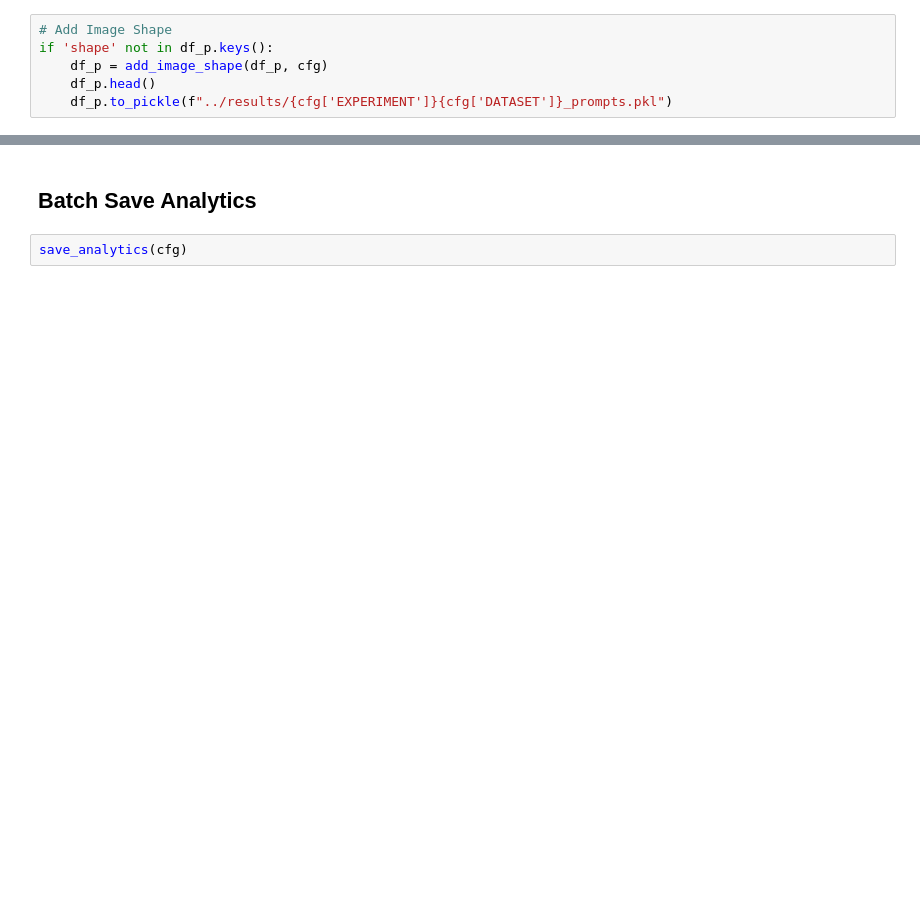
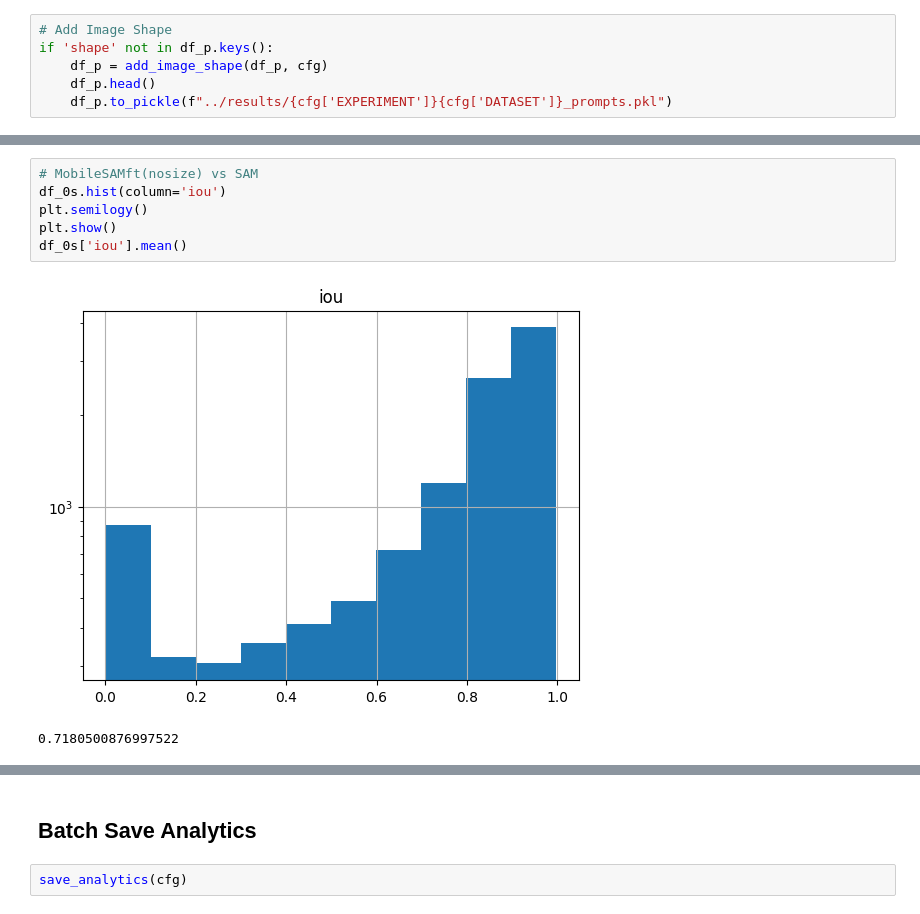
Before and after one commit to simoneangarano/BenchSAM, a Jupyter notebook: notebooks/Analysis.ipynb, the cells around one changed output, grey strips where cells are left out. Saved outputs shown, nothing was run; the diff lists cells and outputs as text; blank space fills up the shorter version.

```diff
--- a/notebooks/Analysis.ipynb
+++ b/notebooks/Analysis.ipynb
@@ -98 +103,10 @@ df_gs['iou'].mean()
+# %%
+# MobileSAMft(nosize) vs SAM
+df_0s.hist(column='iou')
+plt.semilogy()
+plt.show()
+df_0s['iou'].mean()
+# %% [output]
+[figure, added]
+0.7180500876997522
 # %%
```
Also changed, not shown: parts of 38 cells of this notebook, 6 other files.
